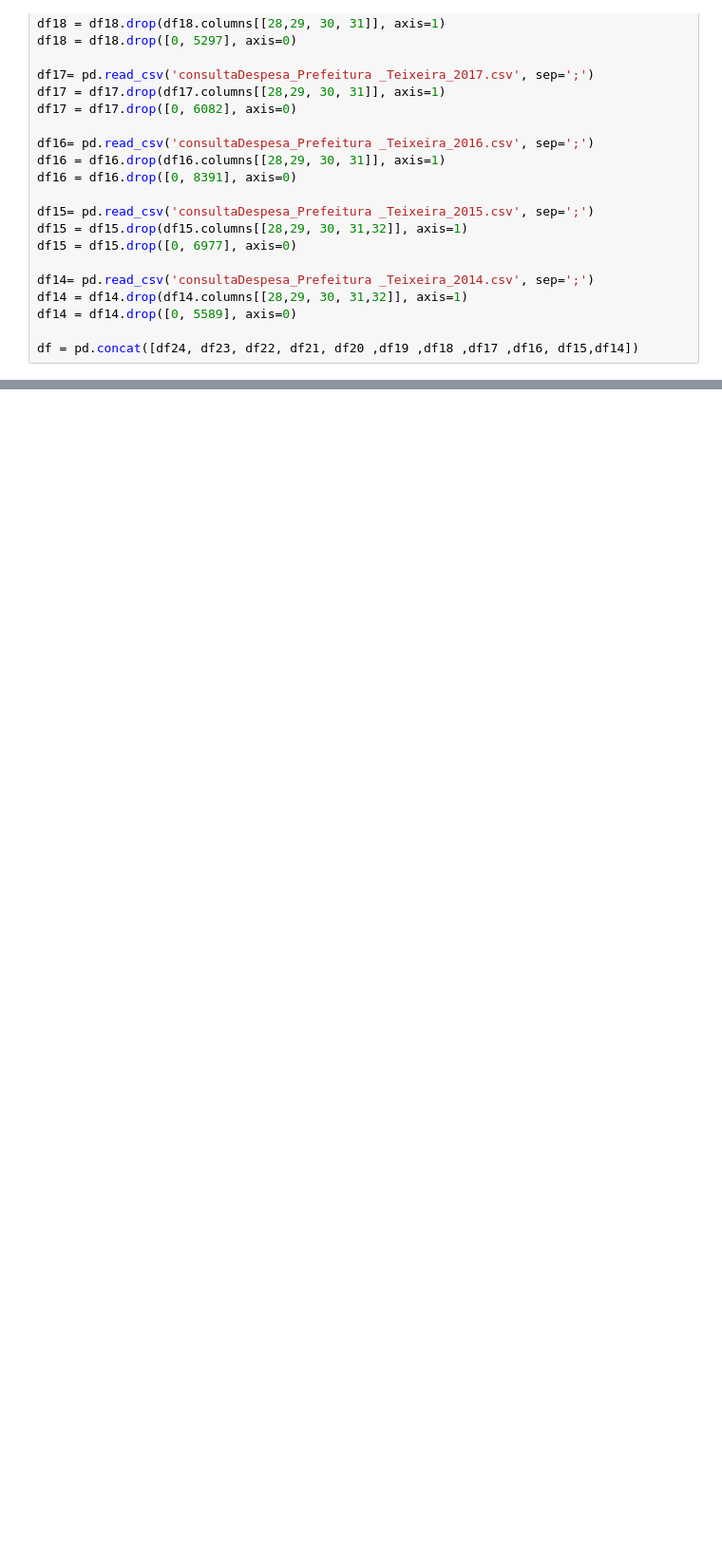
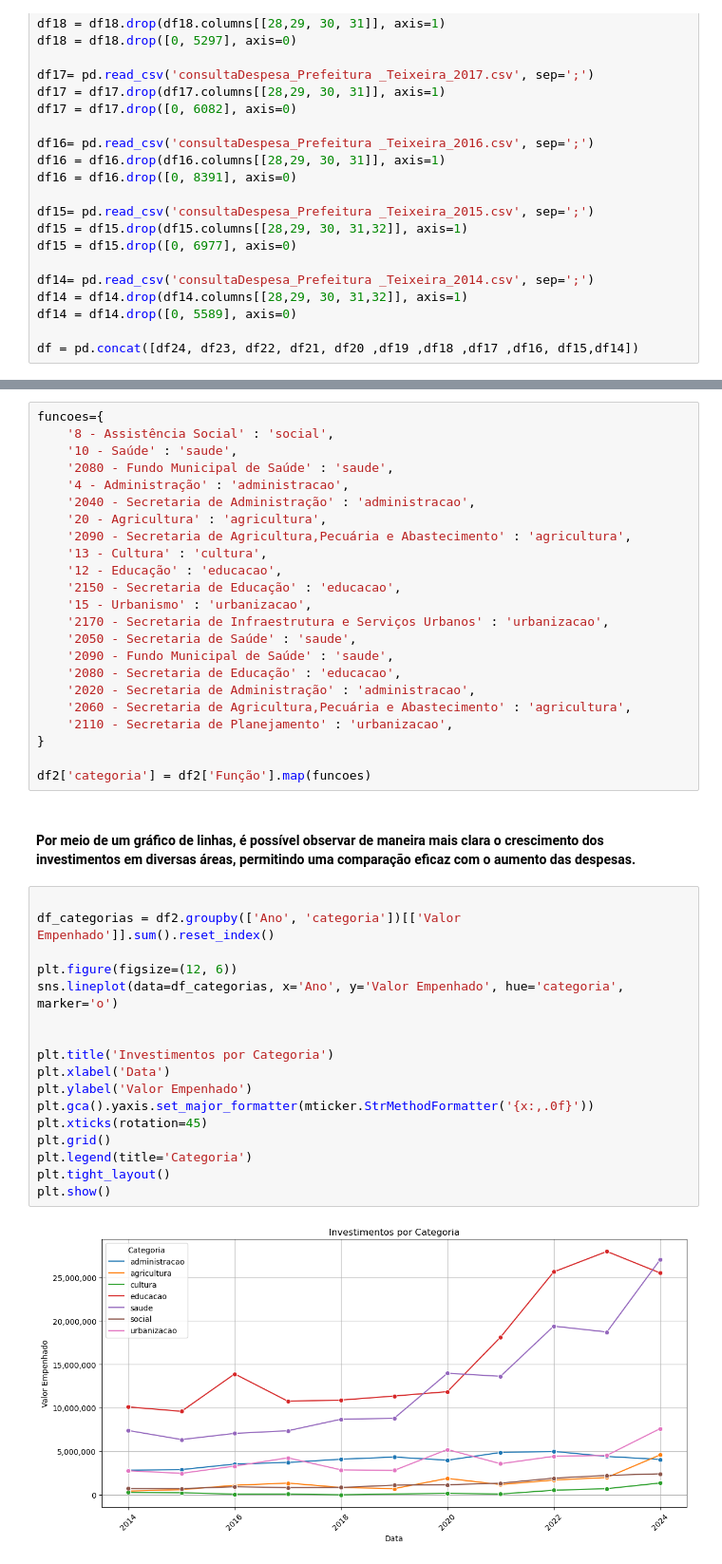
Before and after one commit to HumbertoNunesLira/Analise-de-dados-do-setor-financeiro-do-municipio-de-Teixeira-PB, a Jupyter notebook: projeto.ipynb, the cells around one changed output, grey strips where cells are left out. Shown: that part at 95% size. Saved outputs shown, nothing was run; the diff lists cells and outputs as text; blank space fills up the shorter version.

```diff
--- a/projeto.ipynb
+++ b/projeto.ipynb
@@ -78,0 +149,44 @@ dtype: int64
+# %%
+funcoes={
+    '8 - Assistência Social' : 'social',
+    '10 - Saúde' : 'saude',
+    '2080 - Fundo Municipal de Saúde' : 'saude',
+    '4 - Administração' : 'administracao',
+    '2040 - Secretaria de Administração' : 'administracao',
+    '20 - Agricultura' : 'agricultura',
+    '2090 - Secretaria de Agricultura,Pecuária e Abastecimento' : 'agricultura',
+    '13 - Cultura' : 'cultura',
+    '12 - Educação' : 'educacao',
+    '2150 - Secretaria de Educação' : 'educacao',
+    '15 - Urbanismo' : 'urbanizacao',
+    '2170 - Secretaria de Infraestrutura e Serviços Urbanos' : 'urbanizacao',
+    '2050 - Secretaria de Saúde' : 'saude',
+    '2090 - Fundo Municipal de Saúde' : 'saude',
+    '2080 - Secretaria de Educação' : 'educacao',
+    '2020 - Secretaria de Administração' : 'administracao',
+    '2060 - Secretaria de Agricultura,Pecuária e Abastecimento' : 'agricultura',
+    '2110 - Secretaria de Planejamento' : 'urbanizacao',
+}
+
+df2['categoria'] = df2['Função'].map(funcoes)
+# %% [markdown]
+#### Por meio de um gráfico de linhas, é possível observar de maneira mais clara o crescimento dos investimentos em diversas áreas, permitindo uma comparação eficaz com o aumento das despesas.
+# %%
+
+df_categorias = df2.groupby(['Ano', 'categoria'])[['Valor Empenhado']].sum().reset_index()
+
+plt.figure(figsize=(12, 6))
+sns.lineplot(data=df_categorias, x='Ano', y='Valor Empenhado', hue='categoria', marker='o')
+
+
+plt.title('Investimentos por Categoria')
+plt.xlabel('Data')
+plt.ylabel('Valor Empenhado')
+plt.gca().yaxis.set_major_formatter(mticker.StrMethodFormatter('{x:,.0f}'))
+plt.xticks(rotation=45)
+plt.grid()
+plt.legend(title='Categoria')
+plt.tight_layout()
+plt.show()
+# %% [output]
+[figure, added]
```
Also changed, not shown: parts of 21 cells of this notebook.
